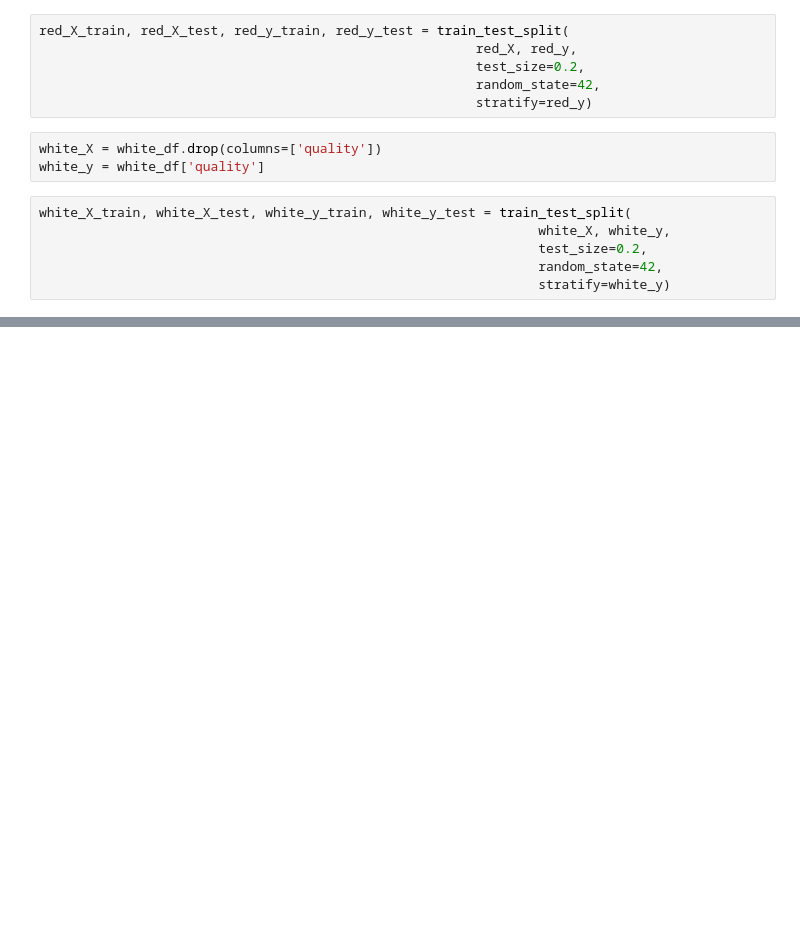
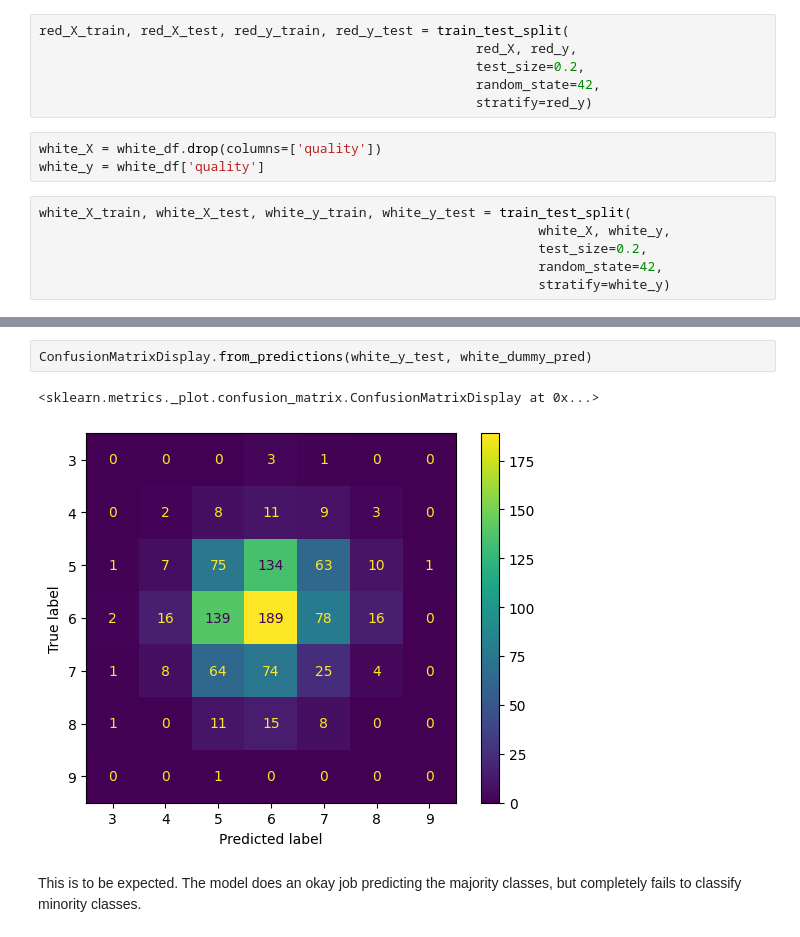
Before and after one commit to zdravoj/data-science-foundations, a Jupyter notebook: UCI_wine_quality.ipynb, the cells around one changed output, grey strips where cells are left out. Drawn from its saved outputs; the diff is of its cells as text; blank space fills up the shorter version.

```diff
--- a/UCI_wine_quality.ipynb
+++ b/UCI_wine_quality.ipynb
@@ -1055,0 +1085,7 @@ It's not clear what kind of model we should use for this problem, but let's take
+# %%
+ConfusionMatrixDisplay.from_predictions(white_y_test, white_dummy_pred)
+# %% [output]
+<sklearn.metrics._plot.confusion_matrix.ConfusionMatrixDisplay at 0x...>
+[figure, added]
+# %% [markdown]
+This is to be expected. The model does an okay job predicting the majority classes, but completely fails to classify minority classes.
```
Also changed, not shown: parts of 9 cells of this notebook, 1 other file.
